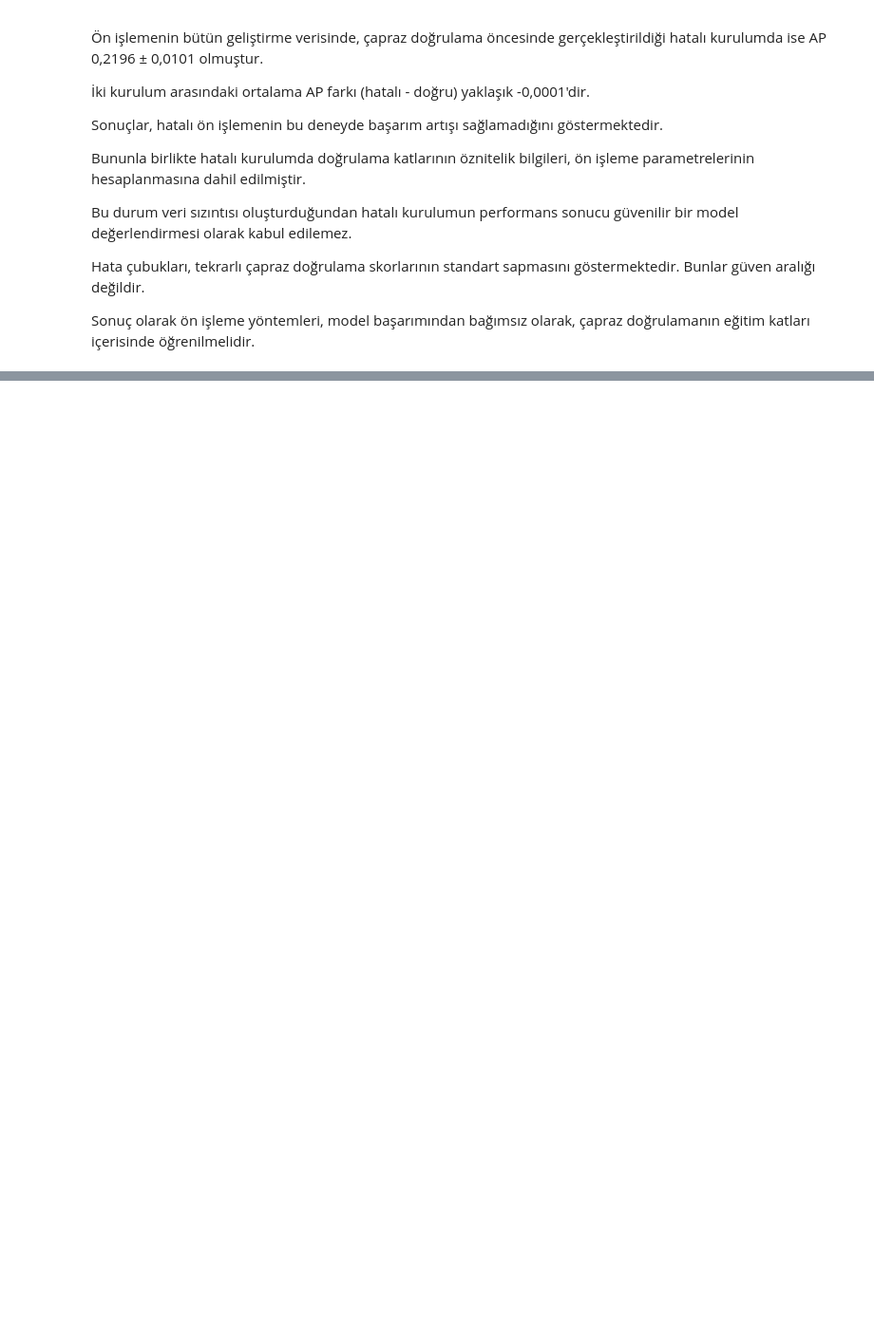
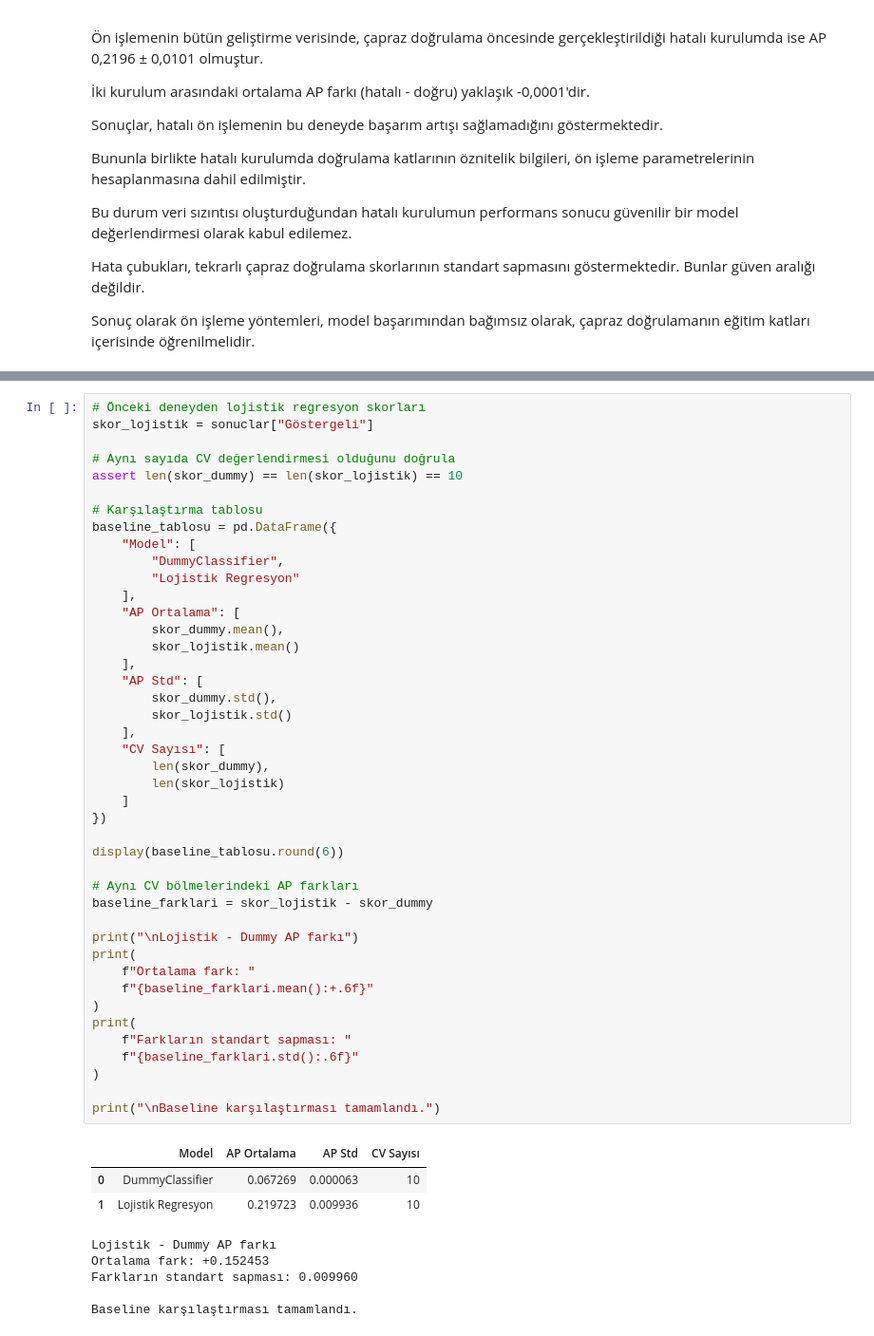
Before and after one commit to KeremATLIHAN/Veri_Bilimleri_Vize, a Jupyter notebook: proje1/BIL545_Proje1_Banka_Guncel.ipynb, the cells around one changed output, grey strips where cells are left out. Shown at 95% size. Saved outputs shown, nothing was run; the diff lists cells and outputs as text; blank space fills up the shorter version.

```diff
--- a/proje1/BIL545_Proje1_Banka_Guncel.ipynb
+++ b/proje1/BIL545_Proje1_Banka_Guncel.ipynb
@@ -1884,0 +1962,52 @@ eğitim katları içerisinde öğrenilmelidir.
+# %%
+# Önceki deneyden lojistik regresyon skorları
+skor_lojistik = sonuclar["Göstergeli"]
+
+# Aynı sayıda CV değerlendirmesi olduğunu doğrula
+assert len(skor_dummy) == len(skor_lojistik) == 10
+
+# Karşılaştırma tablosu
+baseline_tablosu = pd.DataFrame({
+    "Model": [
+        "DummyClassifier",
+        "Lojistik Regresyon"
+    ],
+    "AP Ortalama": [
+        skor_dummy.mean(),
+        skor_lojistik.mean()
+    ],
+    "AP Std": [
+        skor_dummy.std(),
+        skor_lojistik.std()
+    ],
+    "CV Sayısı": [
+        len(skor_dummy),
+        len(skor_lojistik)
+    ]
+})
+
+display(baseline_tablosu.round(6))
+
+# Aynı CV bölmelerindeki AP farkları
+baseline_farklari = skor_lojistik - skor_dummy
+
+print("\nLojistik - Dummy AP farkı")
+print(
+    f"Ortalama fark: "
+    f"{baseline_farklari.mean():+.6f}"
+)
+print(
+    f"Farkların standart sapması: "
+    f"{baseline_farklari.std():.6f}"
+)
+
+print("\nBaseline karşılaştırması tamamlandı.")
+# %% [output]
+|  | Model | AP Ortalama | AP Std | CV Sayısı |
+| 0 | DummyClassifier | 0.067269 | 0.000063 | 10 |
+| 1 | Lojistik Regresyon | 0.219723 | 0.009936 | 10 |
+Lojistik - Dummy AP farkı
+Ortalama fark: +0.152453
+Farkların standart sapması: 0.009960
+
+Baseline karşılaştırması tamamlandı.
```
Also changed, not shown: parts of 7 cells of this notebook.
